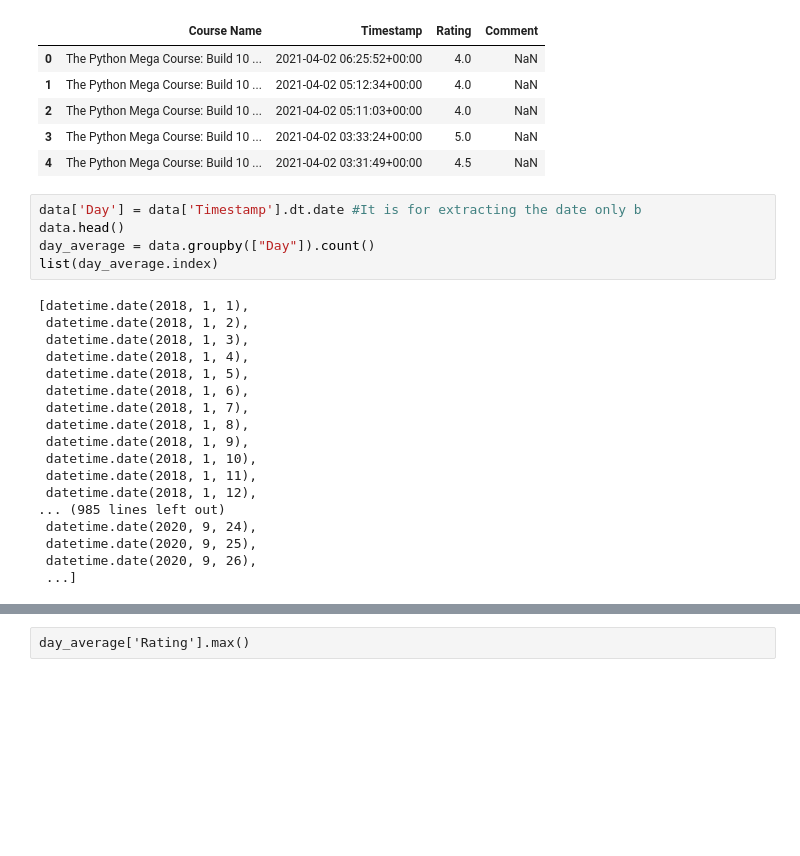
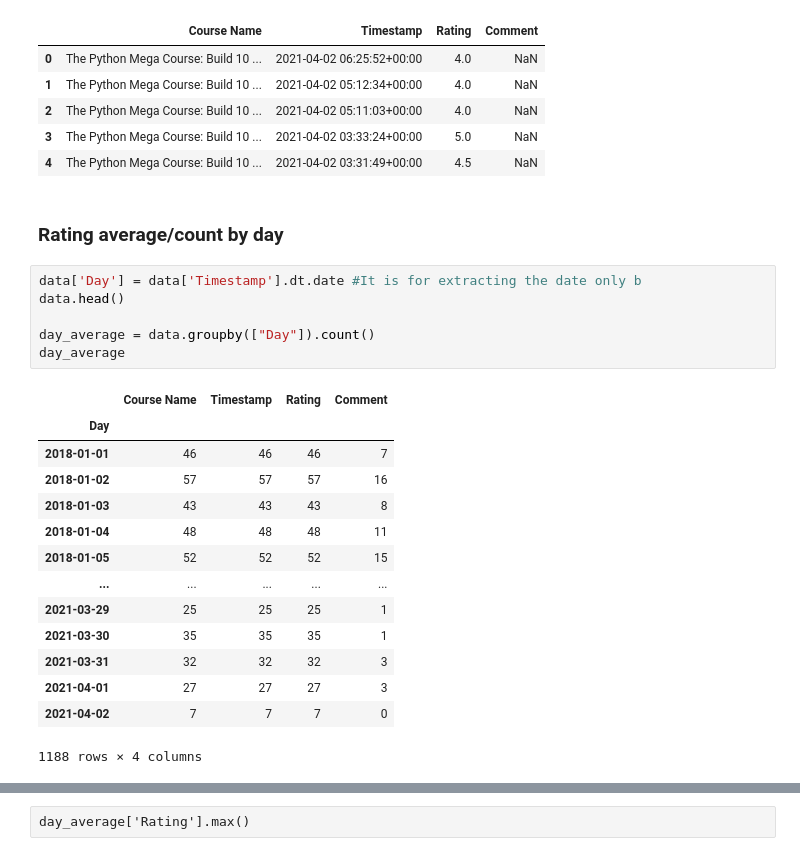
Before and after one commit to ajaymenon18/Data-Analysis-and-Visualisation-Project, a Jupyter notebook: Untitled.ipynb, the cells around one changed output, grey strips where cells are left out. Cells and saved outputs as stored; diff of their text form; blank space fills up the shorter version.

```diff
--- a/Untitled.ipynb
+++ b/Untitled.ipynb
@@ -14,29 +14,29 @@ data.head()
 | 2 | The Python Mega Course: Build 10 ... | 2021-04-02 05:11:03+00:00 | 4.0 | NaN |
 | 3 | The Python Mega Course: Build 10 ... | 2021-04-02 03:33:24+00:00 | 5.0 | NaN |
 | 4 | The Python Mega Course: Build 10 ... | 2021-04-02 03:31:49+00:00 | 4.5 | NaN |
+# %% [markdown]
+### Rating average/count by day
 # %%
 data['Day'] = data['Timestamp'].dt.date #It is for extracting the date only b
 data.head()
+
 day_average = data.groupby(["Day"]).count()
-list(day_average.index)
+day_average
 # %% [output]
+|  | Course Name | Timestamp | Rating | Comment |
+| Day |  |  |  |  |
+| 2018-01-01 | 46 | 46 | 46 | 7 |
+| 2018-01-02 | 57 | 57 | 57 | 16 |
+| 2018-01-03 | 43 | 43 | 43 | 8 |
+| 2018-01-04 | 48 | 48 | 48 | 11 |
+| 2018-01-05 | 52 | 52 | 52 | 15 |
+| ... | ... | ... | ... | ... |
+| 2021-03-29 | 25 | 25 | 25 | 1 |
+| 2021-03-30 | 35 | 35 | 35 | 1 |
+| 2021-03-31 | 32 | 32 | 32 | 3 |
+| 2021-04-01 | 27 | 27 | 27 | 3 |
+| 2021-04-02 | 7 | 7 | 7 | 0 |
-[datetime.date(2018, 1, 1),
- datetime.date(2018, 1, 2),
- datetime.date(2018, 1, 3),
- datetime.date(2018, 1, 4),
- datetime.date(2018, 1, 5),
- datetime.date(2018, 1, 6),
- datetime.date(2018, 1, 7),
- datetime.date(2018, 1, 8),
- datetime.date(2018, 1, 9),
- datetime.date(2018, 1, 10),
- datetime.date(2018, 1, 11),
- datetime.date(2018, 1, 12),
-... (985 lines left out)
- datetime.date(2020, 9, 24),
- datetime.date(2020, 9, 25),
- datetime.date(2020, 9, 26),
- ...]
+1188 rows × 4 columns
 # %%
 plt.figure(figsize = (25,3))
 plt.plot(day_average.index, day_average['Rating'])
```
Also changed, not shown: parts of 15 cells of this notebook.
